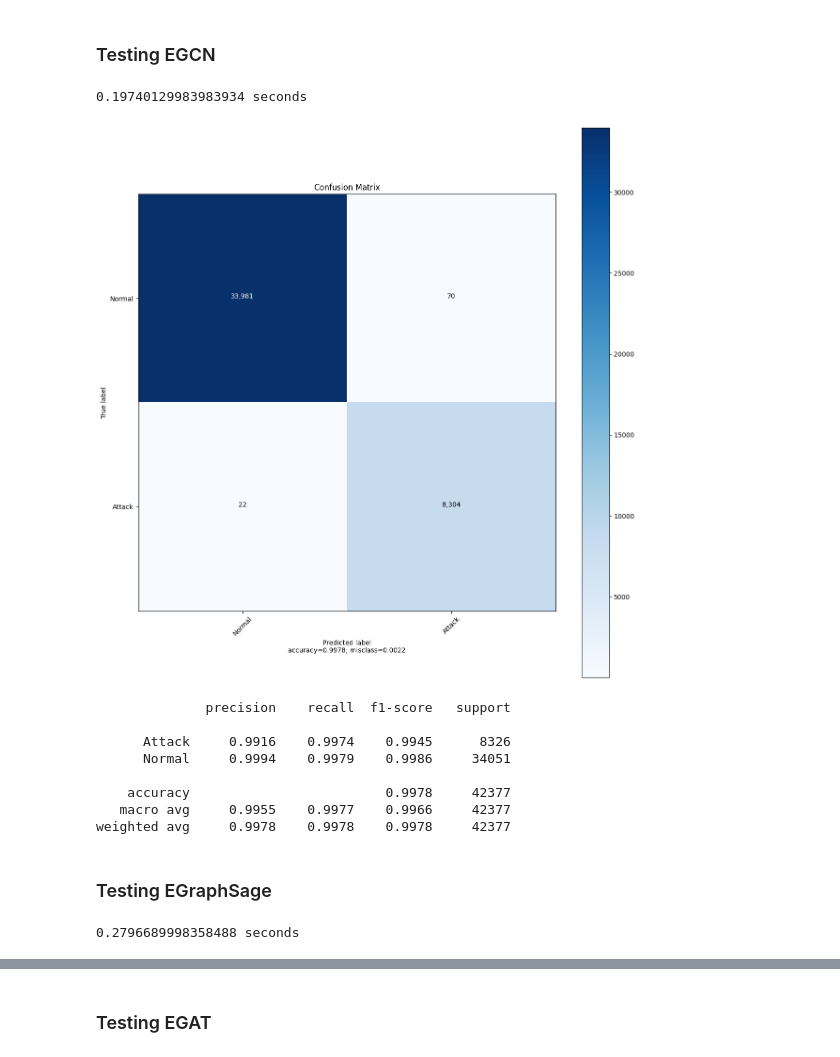
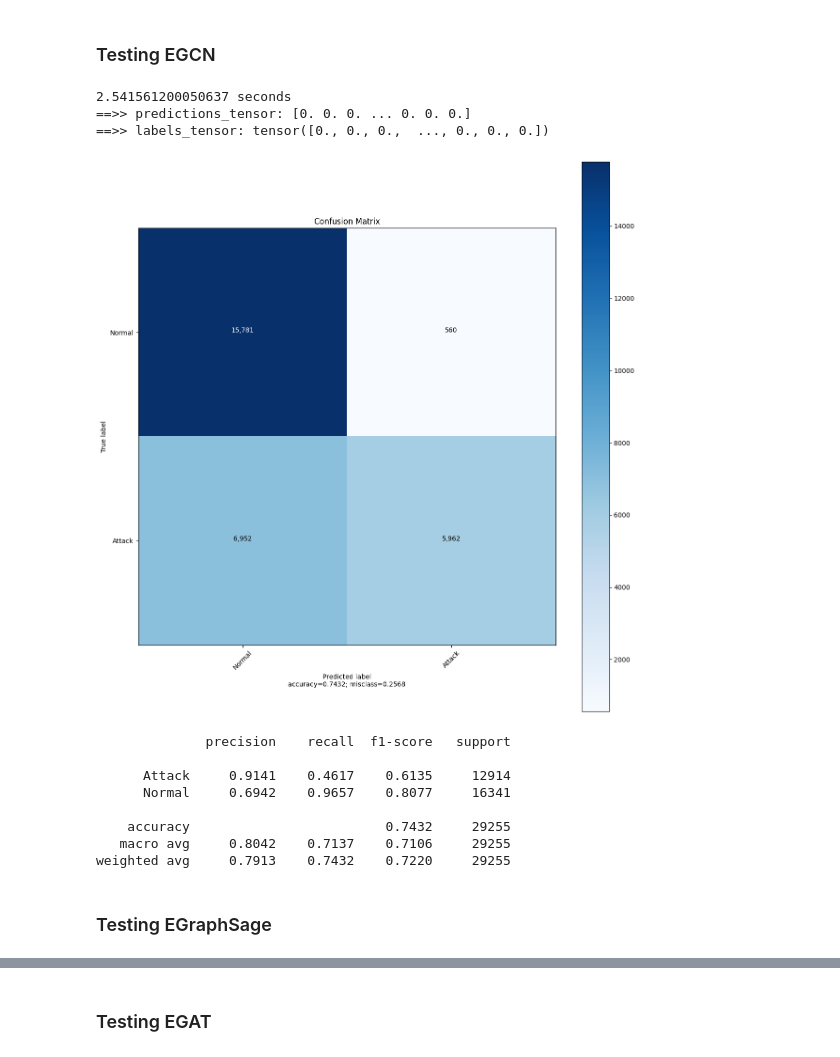
Before and after one commit to mtermos/GNN-NIDS, a Jupyter notebook: main_line_graph.ipynb, the cells around one changed output, grey strips where cells are left out. Cells and saved outputs as stored; diff of their text form; code cells hidden in the pictures.

```diff
--- a/main_line_graph.ipynb
+++ b/main_line_graph.ipynb
@@ -345,5 +220,5 @@ Epoch: 99  Training acc: 0.9981593489646912
+# %%
+model = GAT(features_number)
+model_gat = train_gnn(model, training_graphs)
 # %% [markdown]
 # Testing
-# %%
-with open("datasets/" + name + "/testing_graph.pkl", "rb") as f:
-    G_test = pickle.load(f)
@@ -375,3 +261,27 @@ def test_gnn(model, graph):
+# %%
+def test_gnn(model, graphs):
+    predictions = []
+    labels = []
+    start_time = timeit.default_timer()
+    for G in graphs:
+
+        node_features_test  = G.ndata['h']
+        node_label_test  = G.ndata[dataset.label_col].float()
+        test_pred = model(G, node_features_test).squeeze(1)
+        predictions.append(test_pred)
+        # print(f"==>> predictions: {predictions}")
+        labels.append(node_label_test)
+        # print(f"==>> labels: {labels}")
+
+    elapsed = timeit.default_timer() - start_time
+    print(str(elapsed) + ' seconds')
+
+    predictions_tensor = th.cat(predictions, dim=0).round().detach().numpy()
+    print(f"==>> predictions_tensor: {predictions_tensor}")
+    labels_tensor = th.cat(labels, dim=0)
+    print(f"==>> labels_tensor: {labels_tensor}")
+
+    return (labels_tensor, predictions_tensor)
 # %%
 
 def calculate_FPR_FNR(cm):
@@ -446,43 +356,44 @@ def plot_confusion_matrix(cm,
     plt.show()
 # %% [markdown]
 ### Testing EGCN
-# %%
-actual, test_pred = test_gnn(model_gcn, G_test)
-# %% [output]
-0.19740129983983934 seconds
+# %%
+actual, test_pred = test_gnn(model_gcn, testing_graphs)
+
+actual = ["Normal" if i == 0 else "Attack" for i in actual]
+test_pred = ["Normal" if i == 0 else "Attack" for i in test_pred]
+# %% [output]
+2.541561200050637 seconds
+==>> predictions_tensor: [0. 0. 0. ... 0. 0. 0.]
+==>> labels_tensor: tensor([0., 0., 0.,  ..., 0., 0., 0.])
 # %%
 labels = ["Normal", "Attack"]
 cm = confusion_matrix(actual, test_pred, labels= labels)
 # %%
 plot_confusion_matrix(cm = cm,
                       normalize    = False,
                       target_names = labels,
                       title        = "Confusion Matrix",
-                      file_path = confusion_matrices_path + '/e_gcn.png')
+                      file_path = confusion_matrices_path + '/gcn.png')
 # %% [output]
-[figure, old version]
+[figure, new version]
 # %%
 FPR, FNR = calculate_FPR_FNR(cm)
 # %%
 cr = classification_report(actual, test_pred, digits=4, output_dict=True)
-results_final["e_gcn"]["classification_report"] = cr
-results_final["e_gcn"]["FPR"] = FPR
-results_final["e_gcn"]["FNR"] = FNR
-results_final["accuracy"]["e_gcn"] = cr["accuracy"]
+results_final["gcn"]["classification_report"] = cr
+results_final["gcn"]["FPR"] = FPR
+results_final["gcn"]["FNR"] = FNR
+results_final["accuracy"]["gcn"] = cr["accuracy"]
 
 print(classification_report(actual, test_pred, digits=4))
 # %% [output]
               precision    recall  f1-score   support
 
-      Attack     0.9916    0.9974    0.9945      8326
-      Normal     0.9994    0.9979    0.9986     34051
+      Attack     0.9141    0.4617    0.6135     12914
+      Normal     0.6942    0.9657    0.8077     16341
 
-    accuracy                         0.9978     42377
-   macro avg     0.9955    0.9977    0.9966     42377
-weighted avg     0.9978    0.9978    0.9978     42377
+    accuracy                         0.7432     29255
+   macro avg     0.8042    0.7137    0.7106     29255
+weighted avg     0.7913    0.7432    0.7220     29255
 # %% [markdown]
 ### Testing EGraphSage
-# %%
-actual, test_pred = test_gnn(model_sage, G_test)
-# %% [output]
-0.2796689998358488 seconds
```
Also changed, not shown: parts of 34 cells of this notebook, 4 other files.
